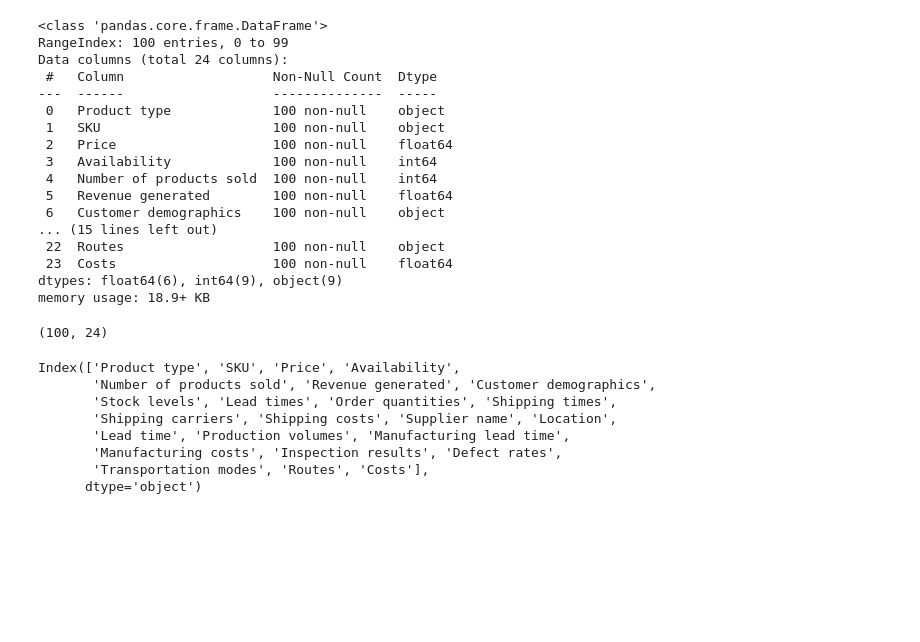
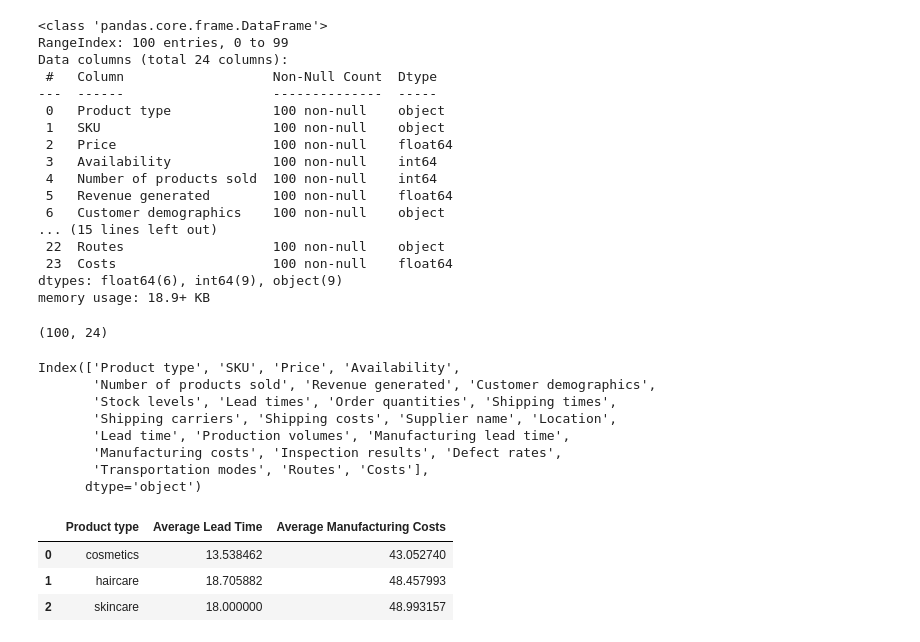
Before and after one commit to dedemilano/Supply-Chain-Analysis-using-Python, a Jupyter notebook: analysis.ipynb, the cells around one changed output. Drawn from its saved outputs; the diff is of its cells as text; code cells hidden in the pictures; blank space fills up the shorter version.

```diff
--- a/analysis.ipynb
+++ b/analysis.ipynb
@@ -78,0 +87,11 @@ pie_chart.show()
+# %%
+avg_lead_time = df.groupby('Product type')['Lead time'].mean().reset_index()
+avg_manufacturing_costs = df.groupby('Product type')['Manufacturing costs'].mean().reset_index()
+result = pd.merge(avg_lead_time , avg_manufacturing_costs , on = 'Product type')
+result.rename(columns = {'Lead time' : 'Average Lead Time' , 'Manufacturing costs' : 'Average Manufacturing Costs'} , inplace = True)
+result
+# %% [output]
+|  | Product type | Average Lead Time | Average Manufacturing Costs |
+| 0 | cosmetics | 13.538462 | 43.052740 |
+| 1 | haircare | 18.705882 | 48.457993 |
+| 2 | skincare | 18.000000 | 48.993157 |
```
Also changed, not shown: parts of 5 cells of this notebook.
